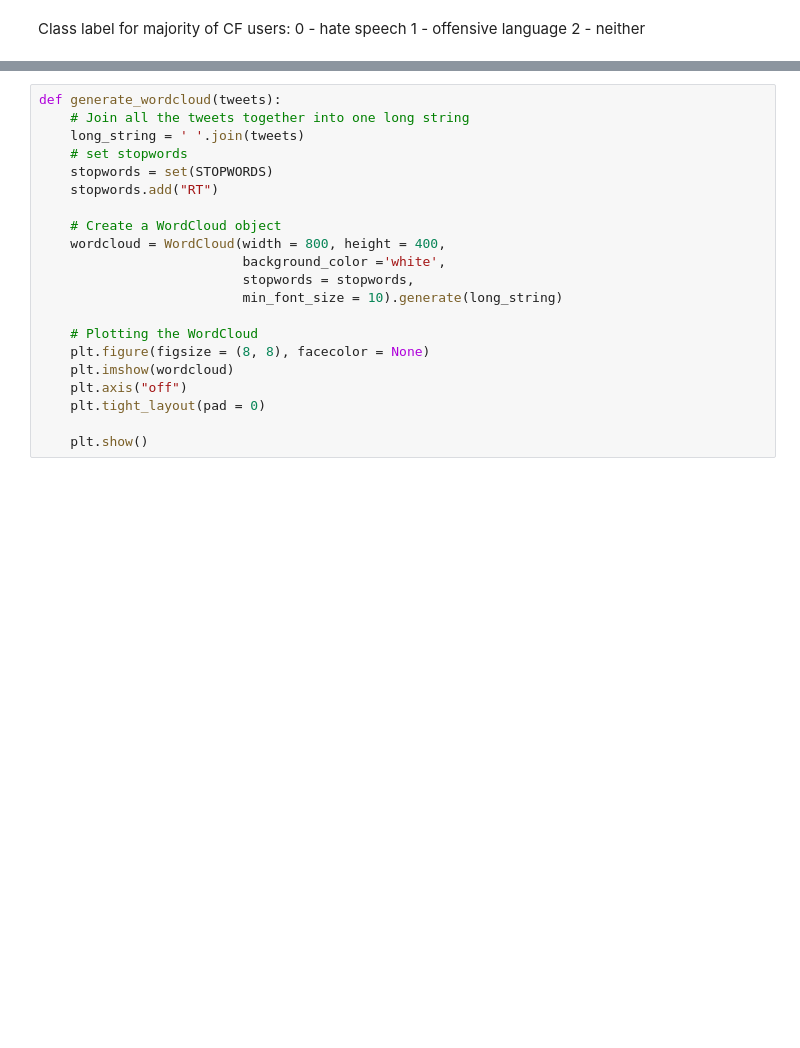
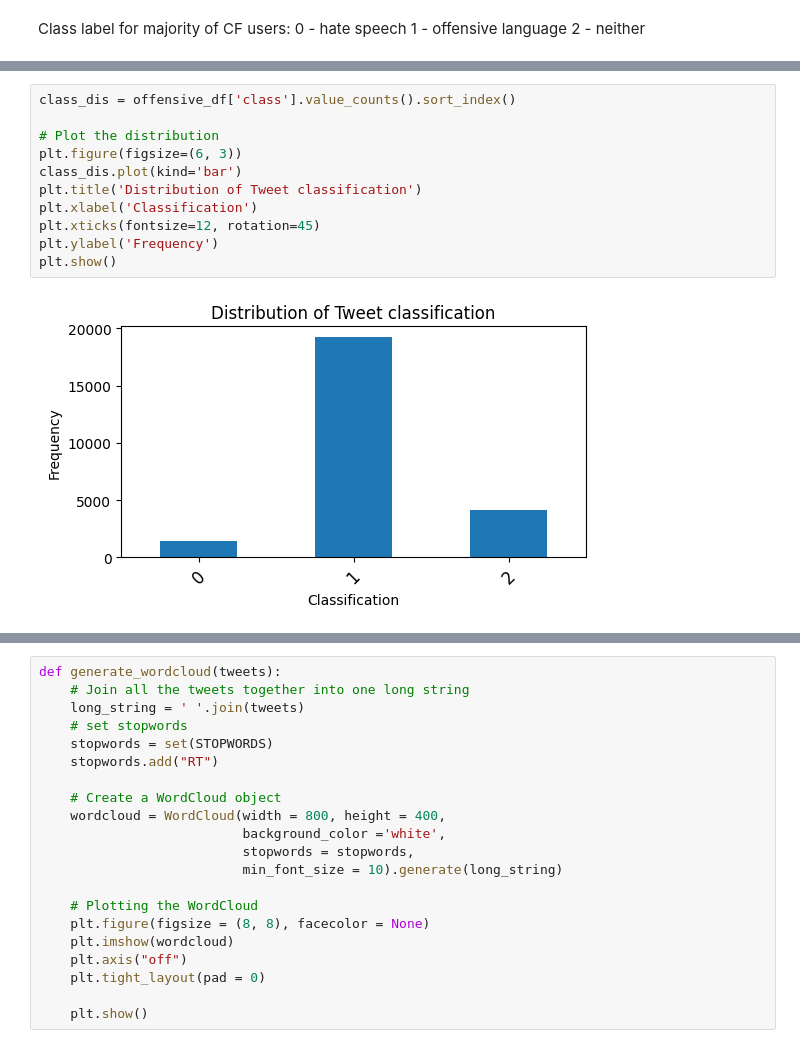
Before and after one commit to COGS118A/Group021-SP23, a Jupyter notebook: FinalProject_Group021-SP23.ipynb, the cells around one changed output, grey strips where cells are left out. Saved outputs shown, nothing was run; the diff lists cells and outputs as text; blank space fills up the shorter version.

```diff
--- a/FinalProject_Group021-SP23.ipynb
+++ b/FinalProject_Group021-SP23.ipynb
@@ -93,3 +95,16 @@ df['class'].value_counts()
 2     4163
 0     1430
 Name: class, dtype: int64
+# %%
+class_dis = offensive_df['class'].value_counts().sort_index()
+
+# Plot the distribution
+plt.figure(figsize=(6, 3))
+class_dis.plot(kind='bar')
+plt.title('Distribution of Tweet classification')
+plt.xlabel('Classification')
+plt.xticks(fontsize=12, rotation=45)
+plt.ylabel('Frequency')
+plt.show()
+# %% [output]
+[figure, added]
```
Also changed, not shown: parts of 44 cells of this notebook, 3 other files.
